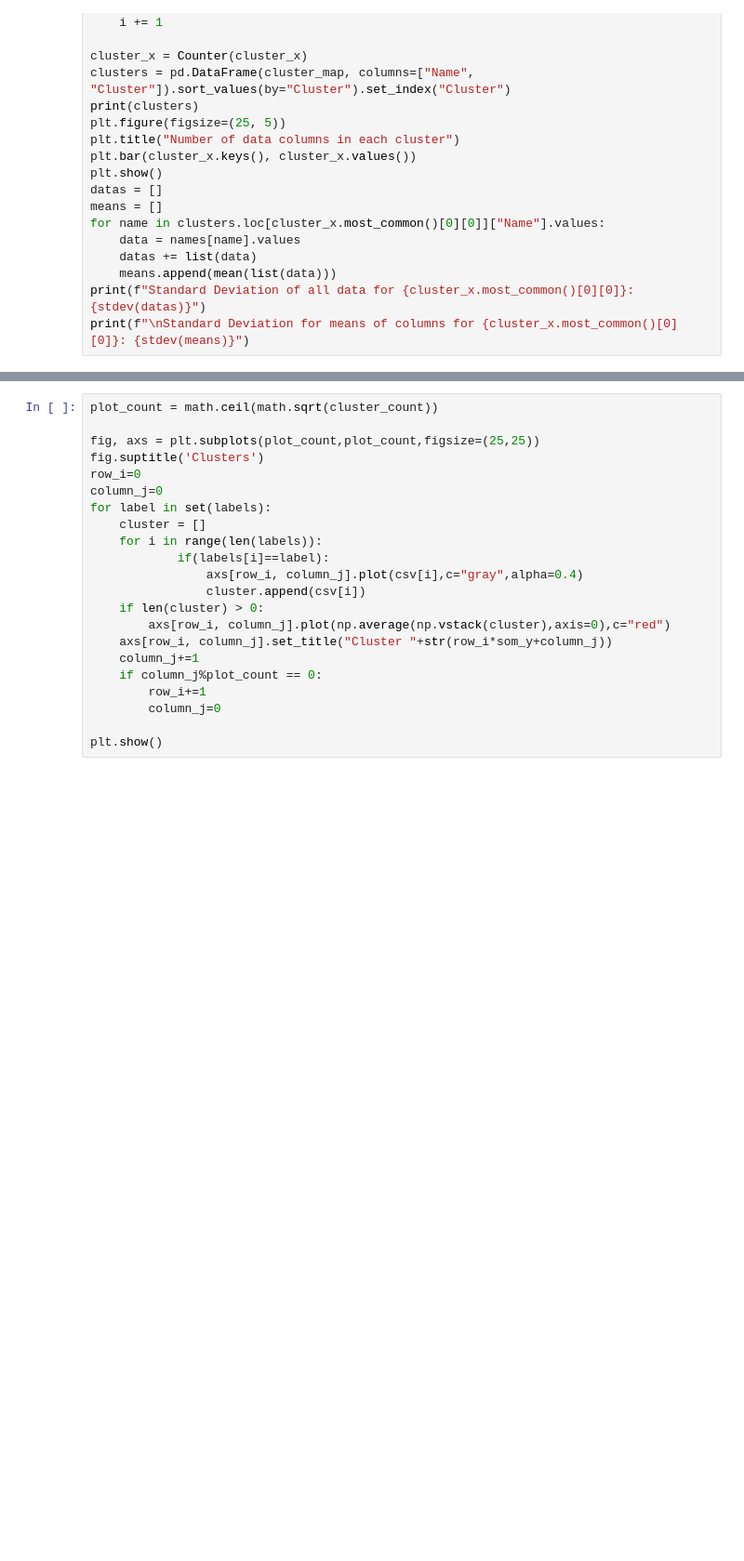
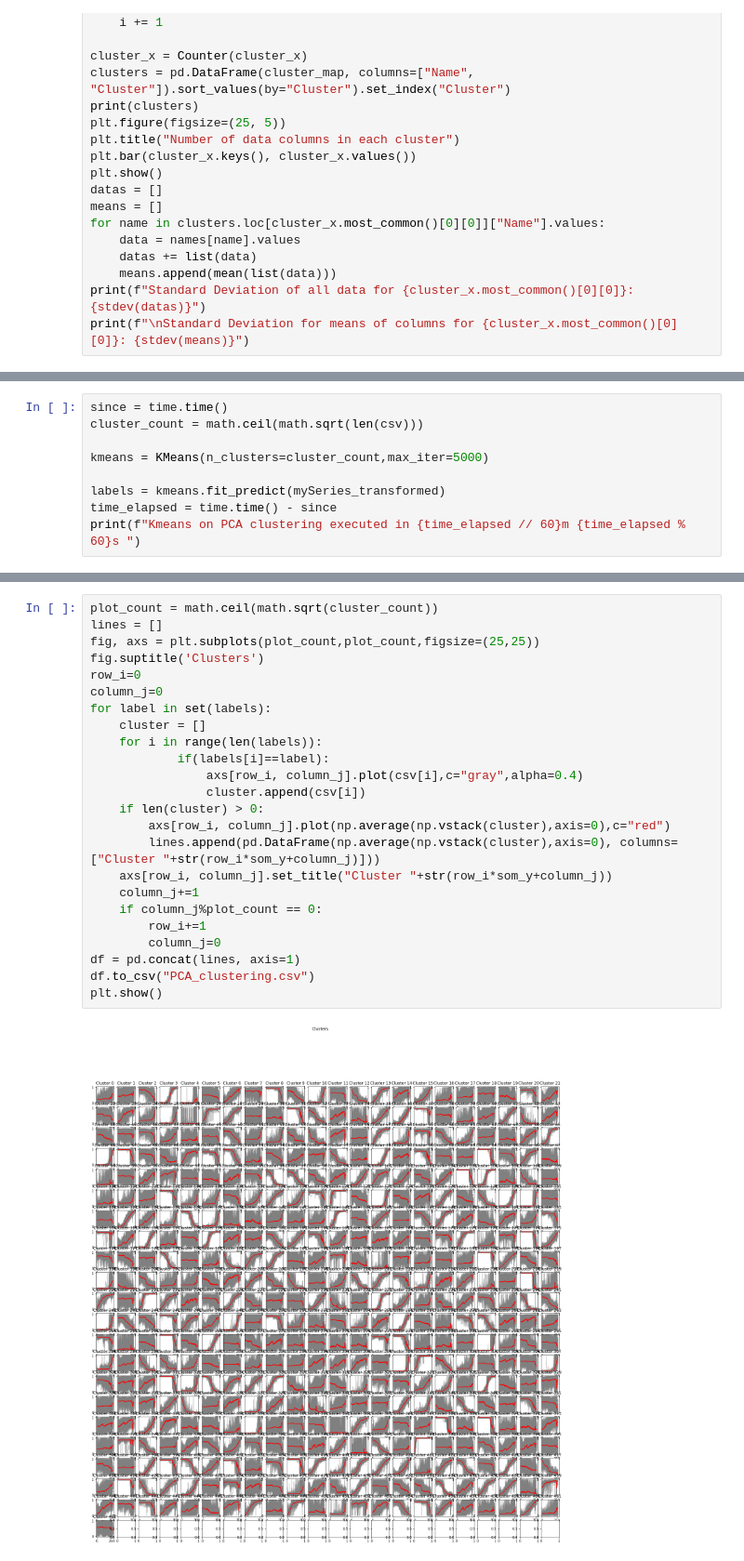
Before and after one commit to yForecasting/LeadingIndicatorIntelligence, a Jupyter notebook: analysis.ipynb, the cells around one changed output, grey strips where cells are left out. Shown at 93% size. Cells and saved outputs as stored; diff of their text form; blank space fills up the shorter version.

```diff
--- a/analysis.ipynb
+++ b/analysis.ipynb
@@ -254,0 +260,9 @@ labels = kmeans.fit_predict(mySeries_transformed)
+# %%
+since = time.time()
+cluster_count = math.ceil(math.sqrt(len(csv)))
+
+kmeans = KMeans(n_clusters=cluster_count,max_iter=5000)
+
+labels = kmeans.fit_predict(mySeries_transformed)
+time_elapsed = time.time() - since
+print(f"Kmeans on PCA clustering executed in {time_elapsed // 60}m {time_elapsed % 60}s ")
@@ -259,25 +277,29 @@ plt.show()
 # %%
 plot_count = math.ceil(math.sqrt(cluster_count))
-
+lines = []
 fig, axs = plt.subplots(plot_count,plot_count,figsize=(25,25))
 fig.suptitle('Clusters')
 row_i=0
 column_j=0
 for label in set(labels):
     cluster = []
     for i in range(len(labels)):
             if(labels[i]==label):
                 axs[row_i, column_j].plot(csv[i],c="gray",alpha=0.4)
                 cluster.append(csv[i])
     if len(cluster) > 0:
         axs[row_i, column_j].plot(np.average(np.vstack(cluster),axis=0),c="red")
+        lines.append(pd.DataFrame(np.average(np.vstack(cluster),axis=0), columns=["Cluster "+str(row_i*som_y+column_j)]))
     axs[row_i, column_j].set_title("Cluster "+str(row_i*som_y+column_j))
     column_j+=1
     if column_j%plot_count == 0:
         row_i+=1
         column_j=0
-
+df = pd.concat(lines, axis=1)
+df.to_csv("PCA_clustering.csv")
 plt.show()
+# %% [output]
+[figure, added]
 # %%
 cluster_c = [len(labels[labels==i]) for i in range(cluster_count)]
 cluster_n = ["cluster_"+str(i) for i in range(cluster_count)]
```
Also changed, not shown: parts of 15 cells of this notebook.
